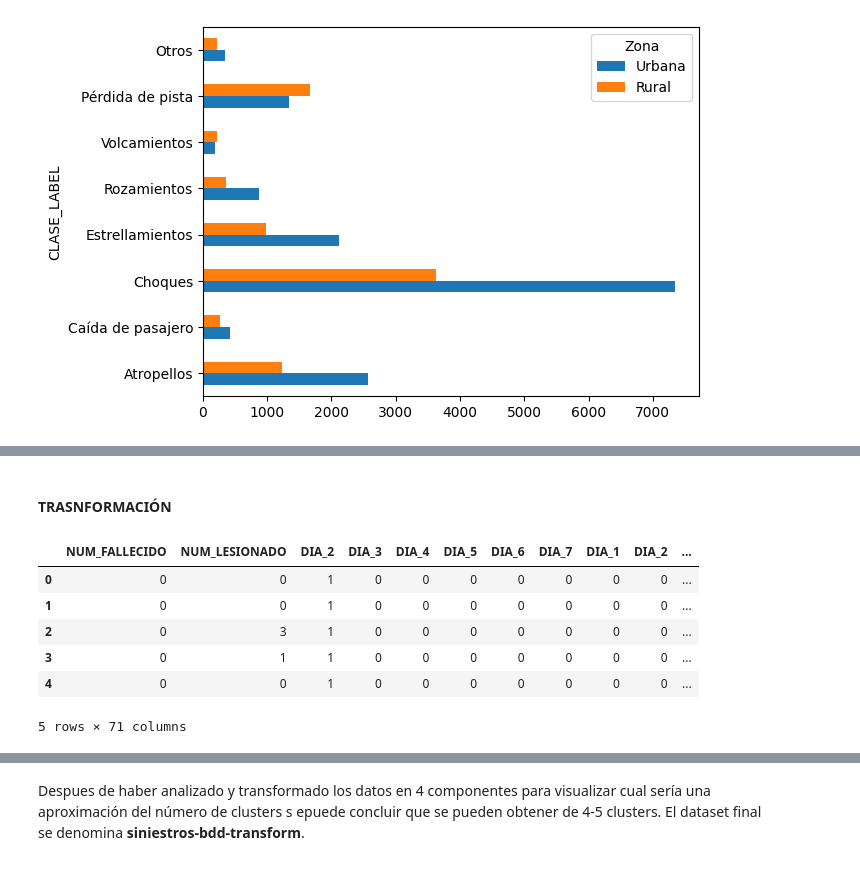
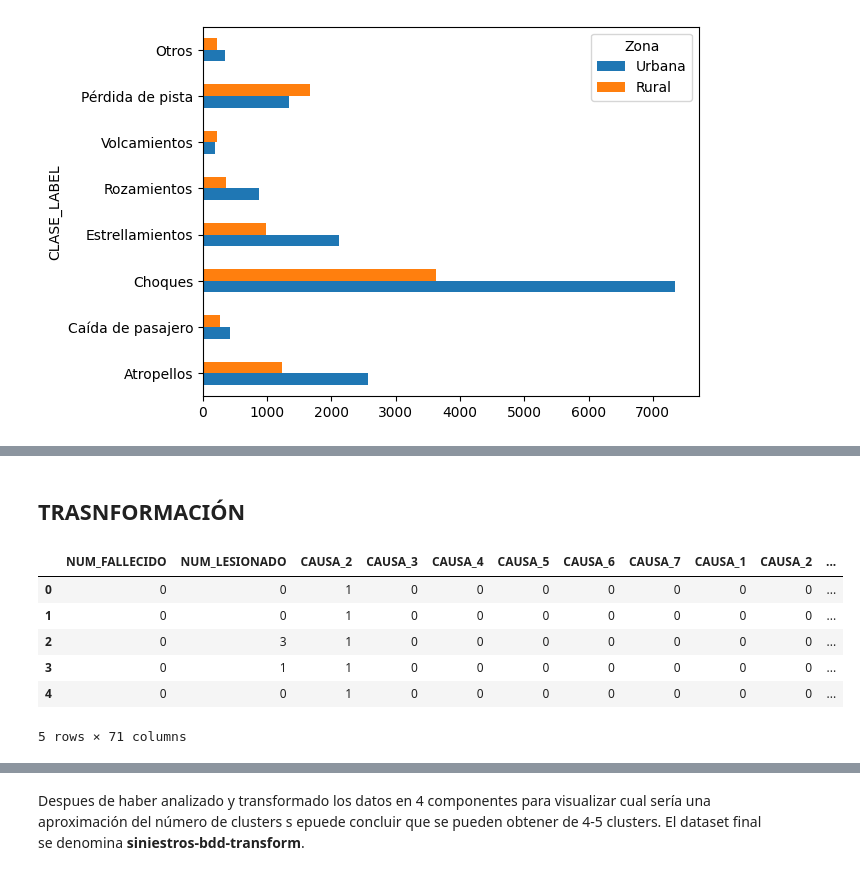
Before and after one commit to DaColcha/proyecto-BI, a Jupyter notebook: data-preprocess.ipynb, the cells around one changed output, grey strips where cells are left out. Saved outputs shown, nothing was run; the diff lists cells and outputs as text; code cells hidden in the pictures.

```diff
--- a/data-preprocess.ipynb
+++ b/data-preprocess.ipynb
@@ -193,0 +287,3 @@ plt.legend(title='Zona', labels = ["Urbana", "Rural"])
+# %%
+data_prep = pd.read_csv('data/siniestros-bdd.csv', encoding='utf-8', sep=';')
+data_prep.columns
@@ -193,0 +317,3 @@ plt.legend(title='Zona', labels = ["Urbana", "Rural"])
+# %%
+data_prep.drop_duplicates(inplace=True)
+data_prep.shape
@@ -193,0 +322,7 @@ plt.legend(title='Zona', labels = ["Urbana", "Rural"])
+# %%
+data_prep = data_prep.drop(columns=['CANTON', 'MES', "TOTAL_VICTIMAS"])
+# %%
+categories = ['DIA', 'HORA', 'PROVINCIA', 'ZONA', 'CLASE', 'CAUSA']
+for cat in categories:
+    data_prep[cat] = data_prep[cat].astype('category')
+data_prep.info()
@@ -194,10 +355,10 @@ plt.legend(title='Zona', labels = ["Urbana", "Rural"])
 # %% [markdown]
-#### TRASNFORMACIÓN
+## TRASNFORMACIÓN
 # %%
-transform_data = pd.get_dummies(data, columns= categories, prefix=cat, drop_first=True, dtype=int)
+transform_data = pd.get_dummies(data_prep, columns= categories, prefix=cat, drop_first=True, dtype=int)
 transform_data.head()
 # %% [output]
-|  | NUM_FALLECIDO | NUM_LESIONADO | DIA_2 | DIA_3 | DIA_4 | DIA_5 | DIA_6 | DIA_7 | DIA_1 | DIA_2 | ... |
+|  | NUM_FALLECIDO | NUM_LESIONADO | CAUSA_2 | CAUSA_3 | CAUSA_4 | CAUSA_5 | CAUSA_6 | CAUSA_7 | CAUSA_1 | CAUSA_2 | ... |
 | 0 | 0 | 0 | 1 | 0 | 0 | 0 | 0 | 0 | 0 | 0 | ... |
 | 1 | 0 | 0 | 1 | 0 | 0 | 0 | 0 | 0 | 0 | 0 | ... |
 | 2 | 0 | 3 | 1 | 0 | 0 | 0 | 0 | 0 | 0 | 0 | ... |
```
Also changed, not shown: parts of 32 cells of this notebook, 2 other files.
